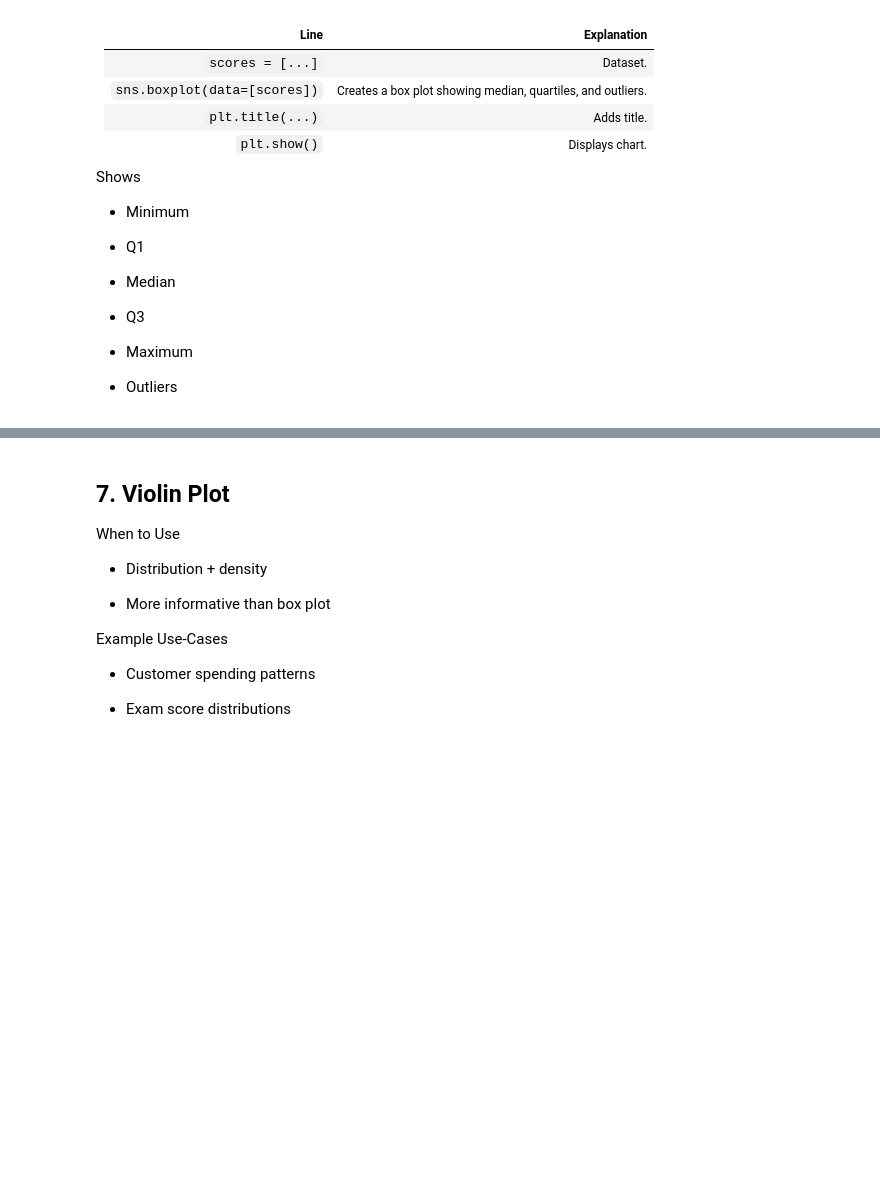
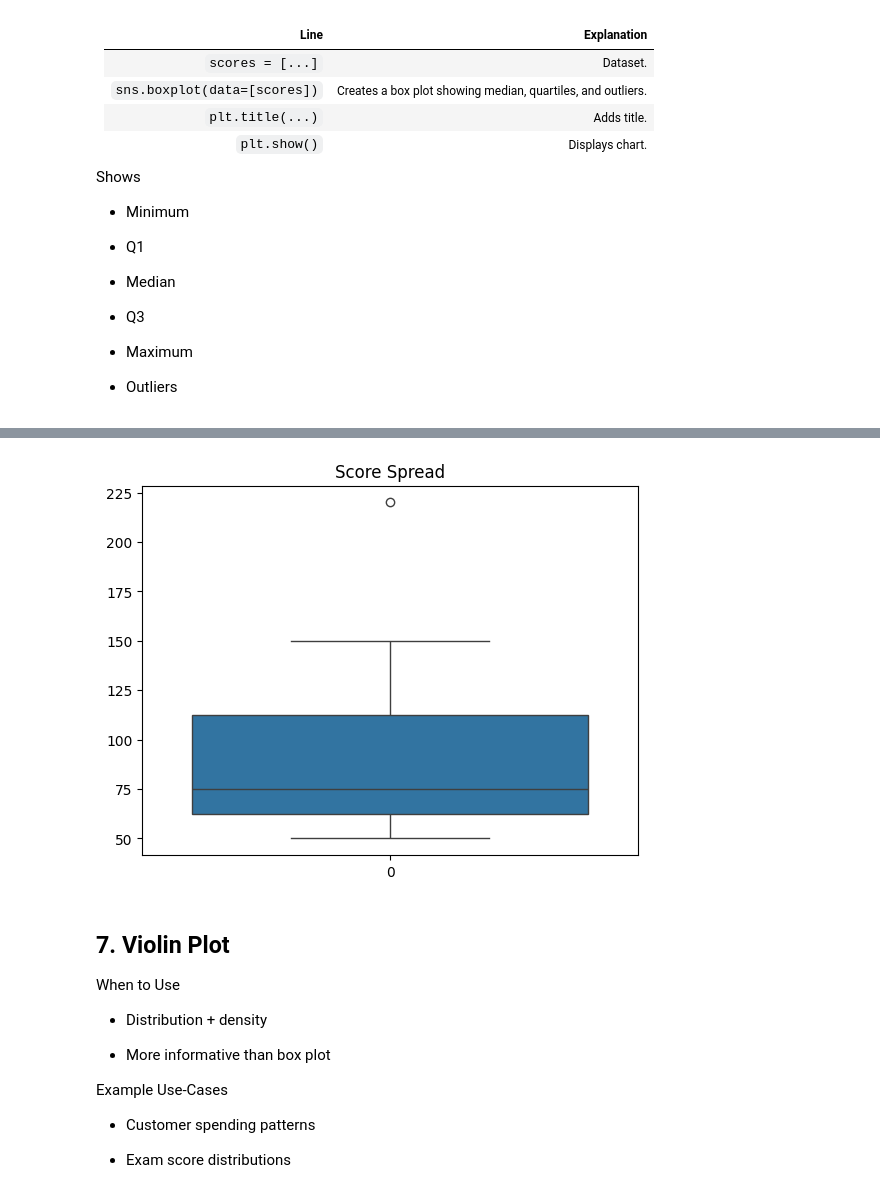
Before and after one commit to prodigy234/Complete_Data_Science_Full_Course, a Jupyter notebook: PYTHON/Python Data Visualization/1.Visualization.ipynb, the cells around one changed output, grey strips where cells are left out. Drawn from its saved outputs; the diff is of its cells as text; code cells hidden in the pictures; blank space fills up the shorter version.

```diff
--- a/PYTHON/Python Data Visualization/visualization.ipynb
+++ b/PYTHON/Python Data Visualization/1.Visualization.ipynb
@@ -240,3 +246,11 @@ Shows
+# %%
+# Box plot with outliers
+scores = [50,55,65,70,80, 100, 150, 220]
+sns.boxplot(data=[scores])
+plt.title('Score Spread')
+plt.show()
+# %% [output]
+[figure, added]
 # %% [markdown]
 ## 7. Violin Plot
 
```
Also changed, not shown: parts of 12 cells of this notebook, 31 other files.
